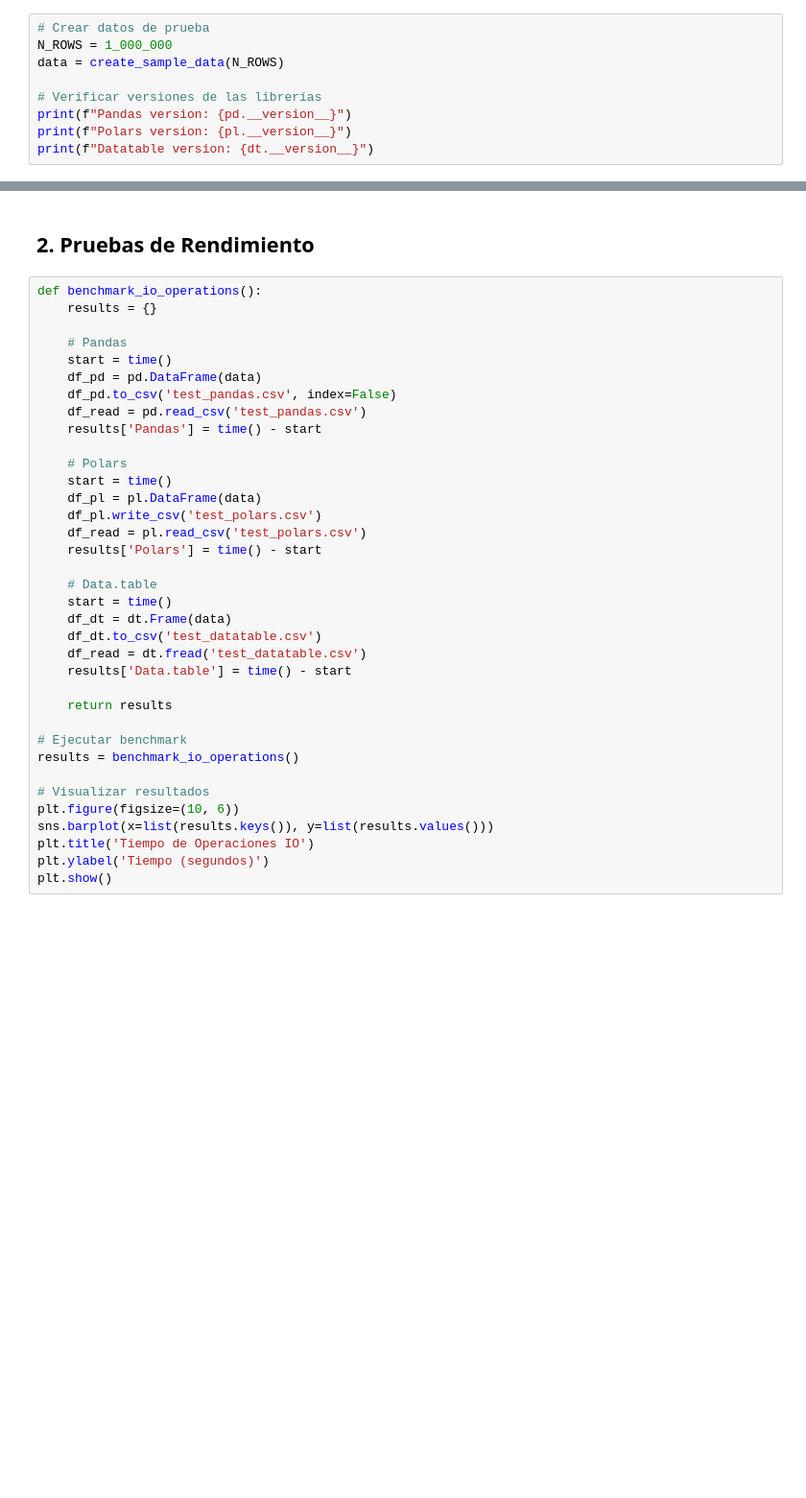
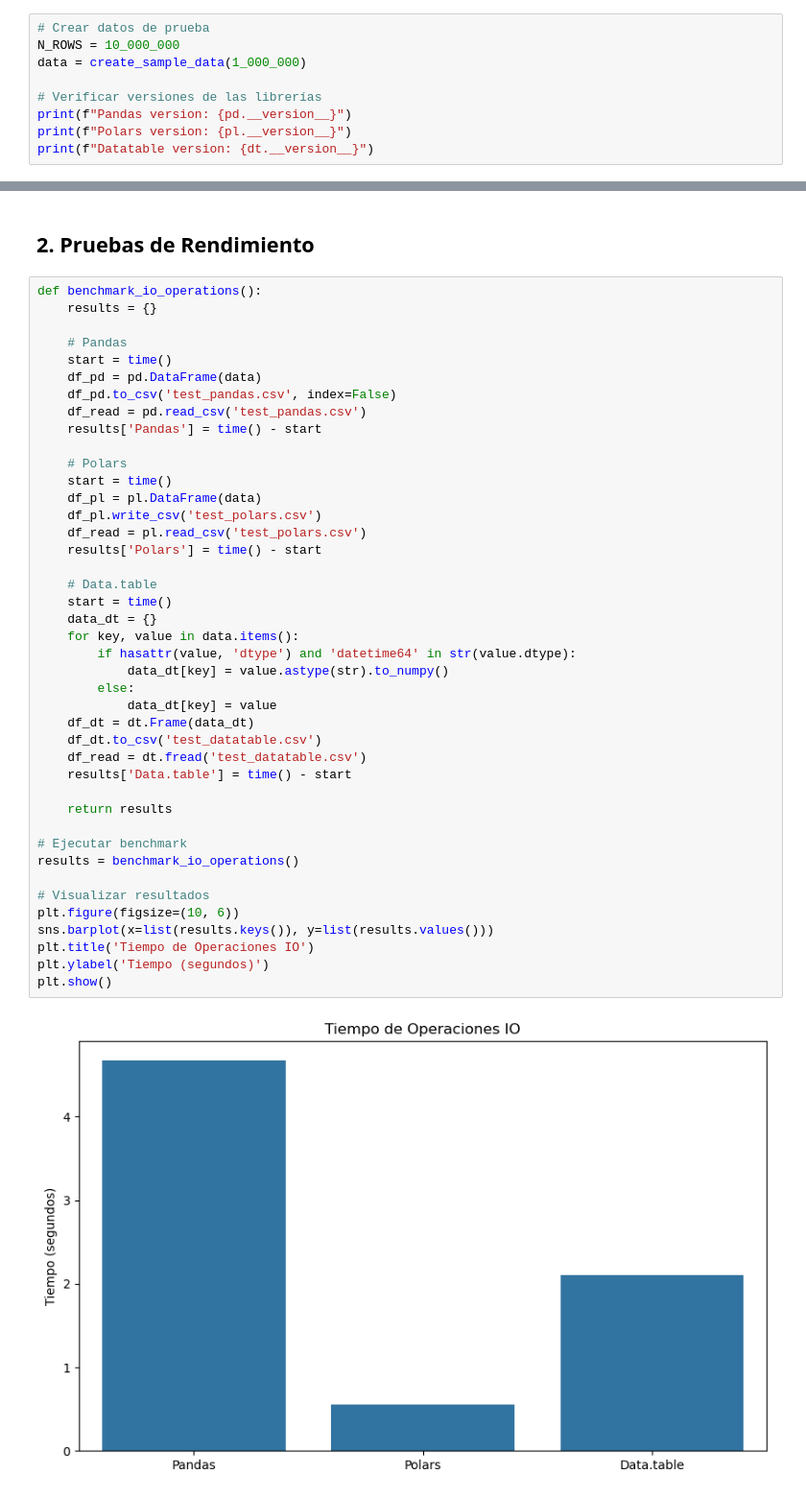
Before and after one commit to jordanvt18/python-data-processing-benchmark, a Jupyter notebook: notebooks/01_basic_operations.ipynb, the cells around one changed output, grey strips where cells are left out. Shown: that part at 96% size. Drawn from its saved outputs; the diff is of its cells as text; blank space fills up the shorter version.

```diff
--- a/notebooks/01_basic_operations.ipynb
+++ b/notebooks/01_basic_operations.ipynb
@@ -17,8 +17,8 @@ from src.benchmarks import run_benchmark, create_sample_data
 ## 1. Configuración del Entorno de Pruebas
 # %%
 # Crear datos de prueba
-N_ROWS = 1_000_000
-data = create_sample_data(N_ROWS)
+N_ROWS = 10_000_000
+data = create_sample_data(1_000_000)
 
 # Verificar versiones de las librerías
 print(f"Pandas version: {pd.__version__}")
@@ -34,31 +38,39 @@ def benchmark_io_operations():
     start = time()
     df_pd = pd.DataFrame(data)
     df_pd.to_csv('test_pandas.csv', index=False)
     df_read = pd.read_csv('test_pandas.csv')
     results['Pandas'] = time() - start
 
     # Polars
     start = time()
     df_pl = pl.DataFrame(data)
     df_pl.write_csv('test_polars.csv')
     df_read = pl.read_csv('test_polars.csv')
     results['Polars'] = time() - start
 
     # Data.table
     start = time()
-    df_dt = dt.Frame(data)
+    data_dt = {}
+    for key, value in data.items():
+        if hasattr(value, 'dtype') and 'datetime64' in str(value.dtype):
+            data_dt[key] = value.astype(str).to_numpy()
+        else:
+            data_dt[key] = value
+    df_dt = dt.Frame(data_dt)
     df_dt.to_csv('test_datatable.csv')
     df_read = dt.fread('test_datatable.csv')
     results['Data.table'] = time() - start
 
     return results
 
 # Ejecutar benchmark
 results = benchmark_io_operations()
 
 # Visualizar resultados
 plt.figure(figsize=(10, 6))
 sns.barplot(x=list(results.keys()), y=list(results.values()))
 plt.title('Tiempo de Operaciones IO')
 plt.ylabel('Tiempo (segundos)')
 plt.show()
+# %% [output]
+[figure, added]
```
Also changed, not shown: parts of 1 cell of this notebook, 10 other files.
